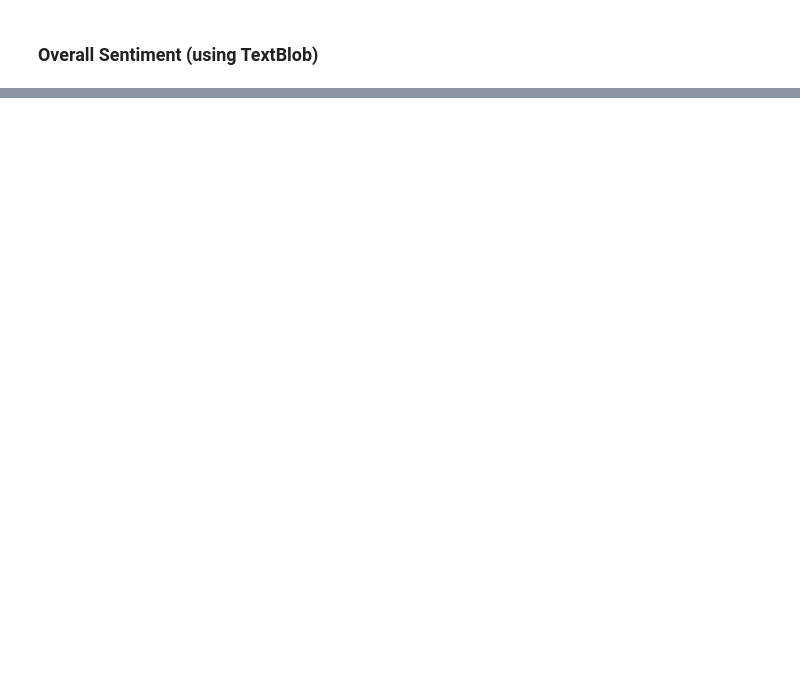
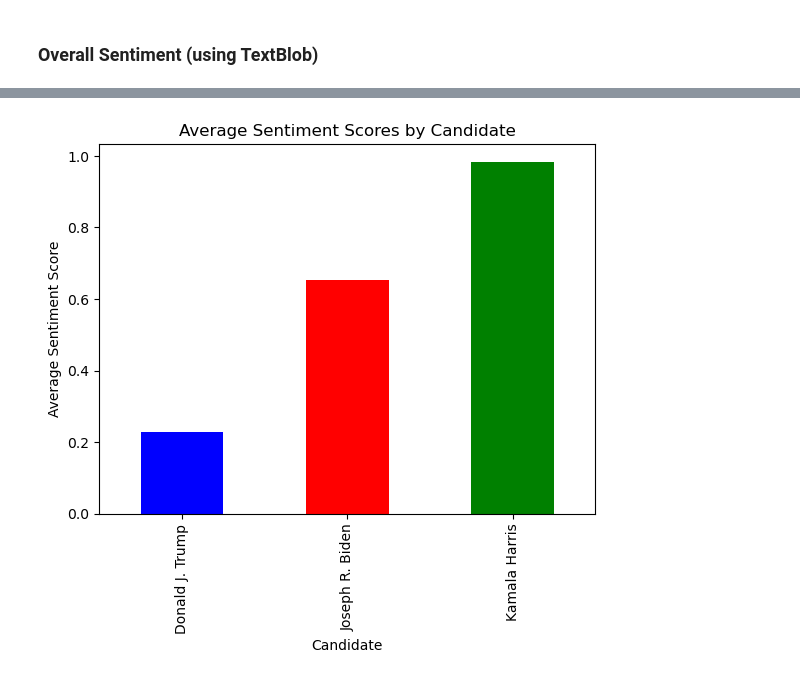
Before and after one commit to yash9323/webminingproject, a Jupyter notebook: eda.ipynb, the cells around one changed output, grey strips where cells are left out. Drawn from its saved outputs; the diff is of its cells as text; code cells hidden in the pictures; blank space fills up the shorter version.

```diff
--- a/eda.ipynb
+++ b/eda.ipynb
@@ -219,0 +272,2 @@ plt.show()
+# %%
+df = data_analysis.drop(columns='sentiment')
@@ -219,0 +290,23 @@ plt.show()
+# %%
+df['processed_transcript'] = df['tokenized'].map(lambda x: ' '.join(x))
+# %%
+sid = SentimentIntensityAnalyzer()
+# Get sentiment scores for each transcript
+df['compound_score'] = df['processed_transcript'].apply(lambda x: sid.polarity_scores(x)['compound'])
+
+# Classify sentiment based on the compound score
+df['sentiment'] = df['compound_score'].apply(lambda x: 'Positive' if x >= 0.05 else 'Negative' if x <= -0.05 else 'Neutral')
+# %%
+import matplotlib.pyplot as plt
+
+# Group by candidate and calculate average sentiment scores
+average_sentiment = df.groupby('person')['compound_score'].mean()
+
+# Plot average sentiment scores for each candidate
+average_sentiment.plot(kind='bar', color=['blue', 'red', 'green'])
+plt.title('Average Sentiment Scores by Candidate')
+plt.xlabel('Candidate')
+plt.ylabel('Average Sentiment Score')
+plt.show()
+# %% [output]
+[figure, added]
```
Also changed, not shown: parts of 50 cells of this notebook, 1 other file.
